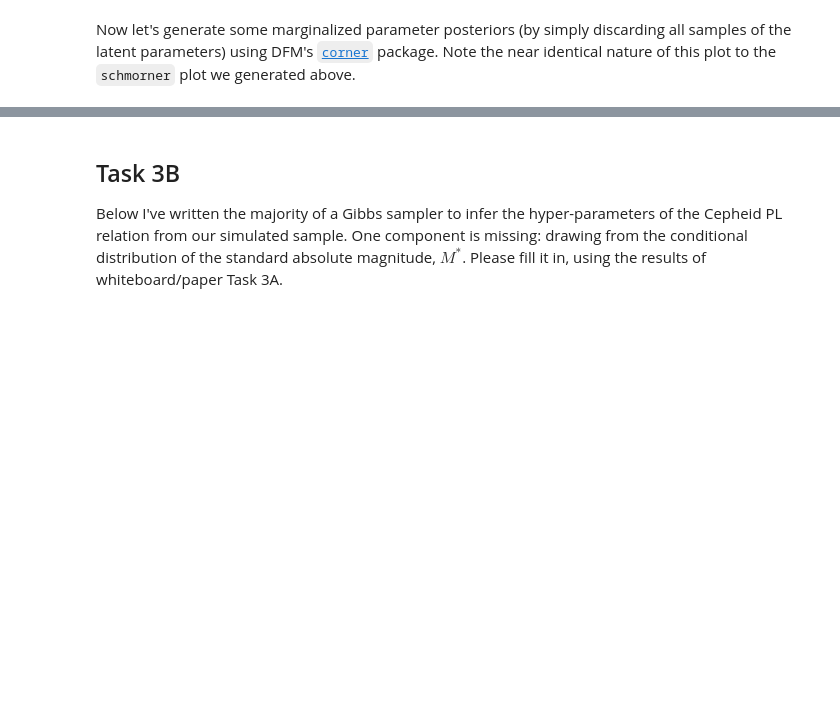
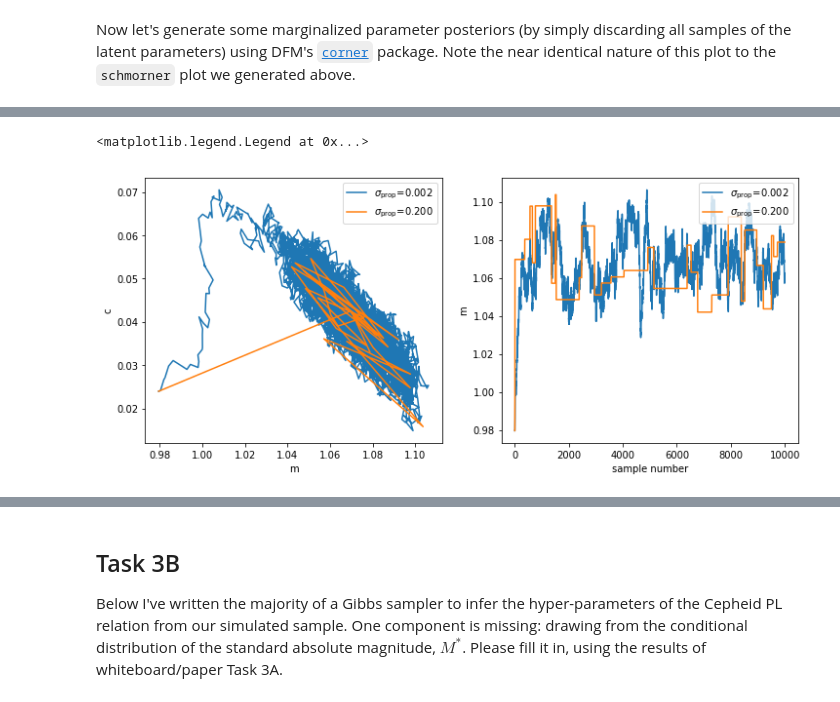
Before and after one commit to sfeeney/ahw19, a Jupyter notebook: ahw_complete.ipynb, the cells around one changed output, grey strips where cells are left out. Cells and saved outputs as stored; diff of their text form; code cells hidden in the pictures; blank space fills up the shorter version.

```diff
--- a/ahw_complete.ipynb
+++ b/ahw_complete.ipynb
@@ -320,0 +330,21 @@ fig = corner.corner(final_samples, labels=par_names[0: 2], show_titles=True, tru
+# %%
+n_samples = 10000
+sig_props = np.array([0.002, 0.2])
+samples = np.zeros((n_samples, 2, 2))
+fig, axes = mp.subplots(1, 2, figsize=(12, 5))
+for i in range(2):
+    npr.seed(12345)
+    prop_cov = np.eye(2) * sig_props[i] ** 2
+    samples[:, :, i], ln_posts = mh_sampler(n_samples, x, y, pars[2], mu_slope, sig_slope, mu_intcpt, \
+                                            sig_intcpt, prop_cov)
+    axes[0].plot(samples[:, 0, i], samples[:, 1, i], label=r'$\sigma_{\rm prop}$'+'={:5.3f}'.format(sig_props[i]))
+    axes[1].plot(samples[:, 0, i], label=r'$\sigma_{\rm prop}$'+'={:5.3f}'.format(sig_props[i]))
+axes[0].set_xlabel(par_names[0])
+axes[0].set_ylabel(par_names[1])
+axes[0].legend(loc='upper right')
+axes[1].set_xlabel('sample number')
+axes[1].set_ylabel(par_names[0])
+axes[1].legend(loc='upper right')
+# %% [output]
+<matplotlib.legend.Legend at 0x...>
+[figure, added]
```
Also changed, not shown: parts of 7 cells of this notebook.
